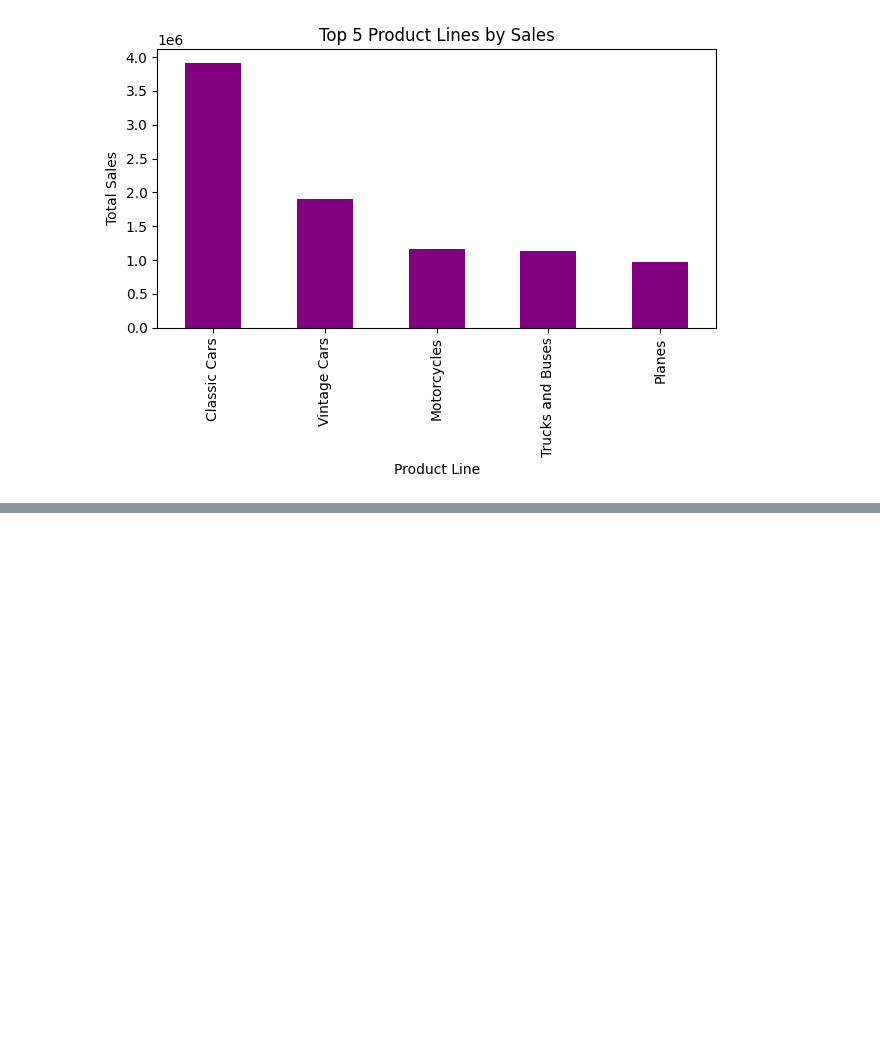
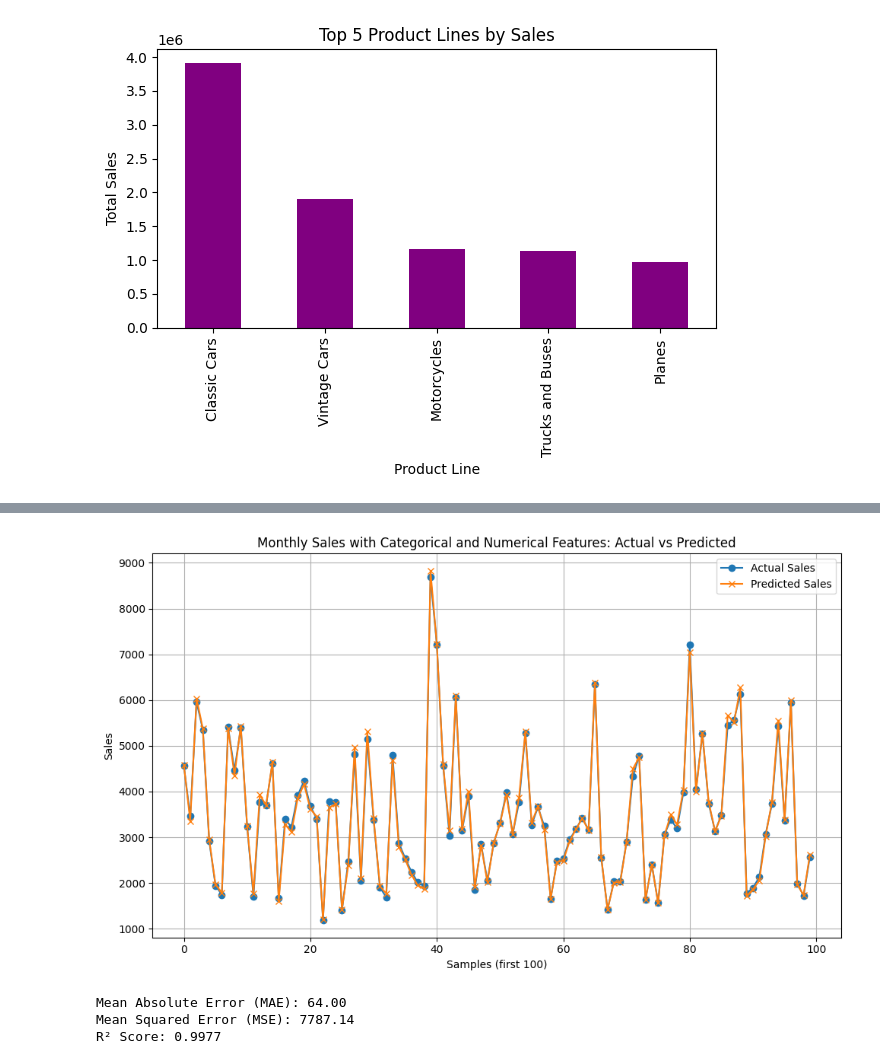
Before and after one commit to Vanshree005/FUTURE_ML_01, a Jupyter notebook: ML_1_Task_1.ipynb, the cells around one changed output, grey strips where cells are left out. Saved outputs shown, nothing was run; the diff lists cells and outputs as text; code cells hidden in the pictures; blank space fills up the shorter version.

```diff
--- a/ML_1_Task_1.ipynb
+++ b/ML_1_Task_1.ipynb
@@ -62,0 +169,48 @@ plt.show()
+# %%
+preprocessor = ColumnTransformer([
+ ('cat', OneHotEncoder(sparse_output=False, handle_unknown='ignore'), categorical_features),
+ ('num', MinMaxScaler(), numeric_features)
+])
+X = preprocessor.fit_transform(grouped[categorical_features + numeric_features])
+sales = grouped['SALES'].astype(float).values.reshape(-1, 1)
+y_scaler = MinMaxScaler()
+y = y_scaler.fit_transform(sales)
+model = tf.keras.Sequential([
+    tf.keras.Input(shape=(X.shape[1],)),
+    tf.keras.layers.Dense(128, activation='relu'),
+    tf.keras.layers.Dense(64, activation='relu'),
+    tf.keras.layers.Dense(1)
+])
+# %%
+model.compile(optimizer='adam', loss='mse')
+model.fit(X, y, epochs=100, verbose=0)
+
+# Predict and inverse transform
+y_pred = model.predict(X)
+y_pred_rescaled = y_scaler.inverse_transform(y_pred)
+y_true_rescaled = y_scaler.inverse_transform(y)
+
+# Plot actual vs predicted sales
+plt.figure(figsize=(10, 6))
+plt.plot(y_true_rescaled[:100], label='Actual Sales', marker='o')
+plt.plot(y_pred_rescaled[:100], label='Predicted Sales', marker='x')
+plt.title('Monthly Sales with Categorical and Numerical Features: Actual vs Predicted')
+plt.xlabel('Samples (first 100)')
+plt.ylabel('Sales')
+plt.legend()
+plt.grid(True)
+plt.tight_layout()
+plt.show()
+
+
+from sklearn.metrics import mean_absolute_error, mean_squared_error, r2_score
+
+# Print accuracy metrics
+mae = mean_absolute_error(y_true_rescaled, y_pred_rescaled)
+mse = mean_squared_error(y_true_rescaled, y_pred_rescaled)
+r2 = r2_score(y_true_rescaled, y_pred_rescaled)
+
+print(f"Mean Absolute Error (MAE): {mae:.2f}")
+print(f"Mean Squared Error (MSE): {mse:.2f}")
+print(f"R² Score: {r2:.4f}")
+# %% [output]
@@ -62,0 +218,4 @@ plt.show()
+[figure, added]
+Mean Absolute Error (MAE): 64.00
+Mean Squared Error (MSE): 7787.14
+R² Score: 0.9977
```
Also changed, not shown: parts of 8 cells of this notebook.
